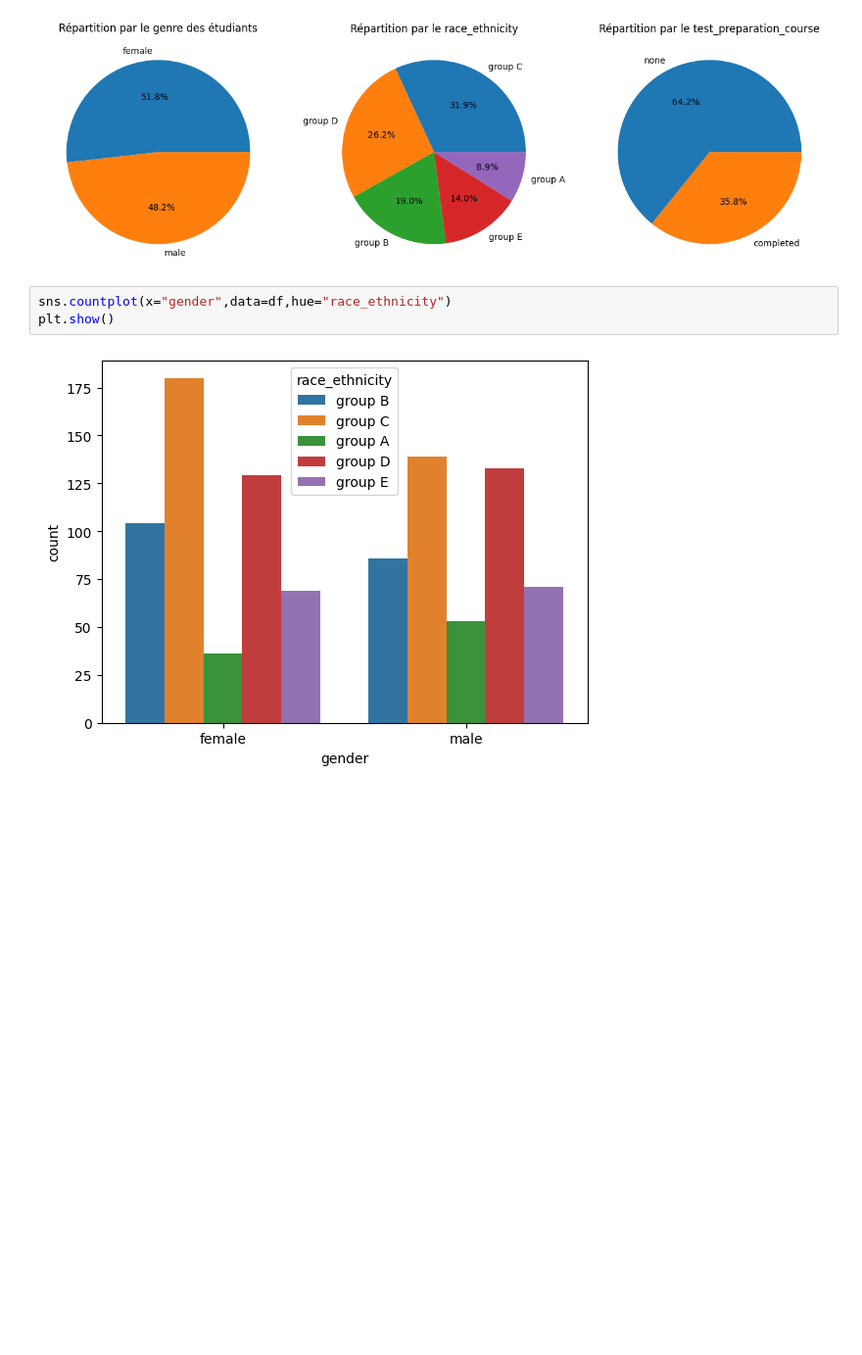
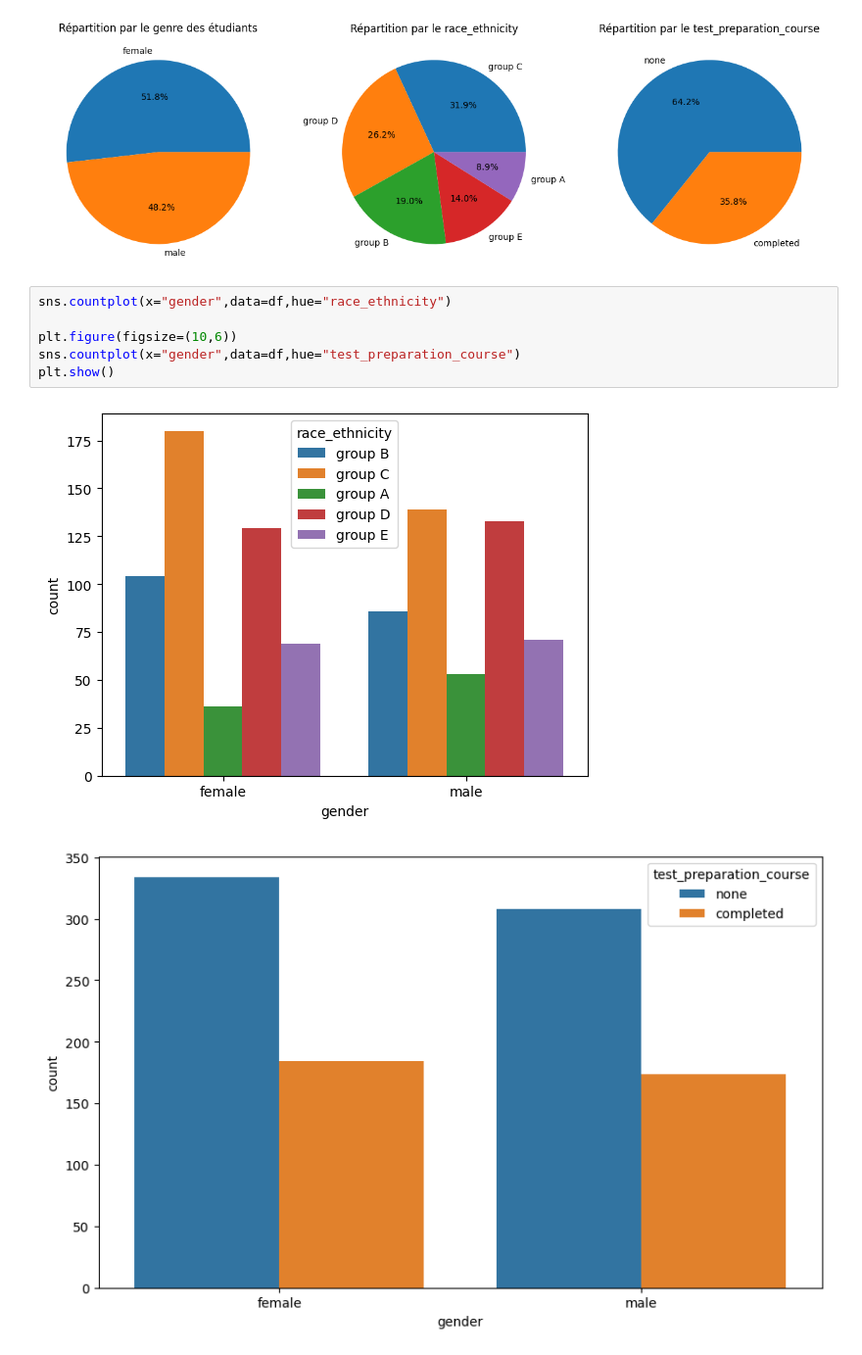
Before and after one commit to bigirimanainnocent12/Visualisations-de-donn-es, a Jupyter notebook: Techniques_de_visulaisations_de_données.ipynb, the cells around one changed output. Shown at 98% size. Saved outputs shown, nothing was run; the diff lists cells and outputs as text; blank space fills up the shorter version.

```diff
--- a/Techniques_de_visulaisations_de_données.ipynb
+++ b/Techniques_de_visulaisations_de_données.ipynb
@@ -75,6 +75,10 @@ plt.show()
 [figure]
 # %%
 sns.countplot(x="gender",data=df,hue="race_ethnicity")
+
+plt.figure(figsize=(10,6))
+sns.countplot(x="gender",data=df,hue="test_preparation_course")
 plt.show()
 # %% [output]
 [figure]
+[figure, added]
```
Also changed, not shown: parts of 1 cell of this notebook.
